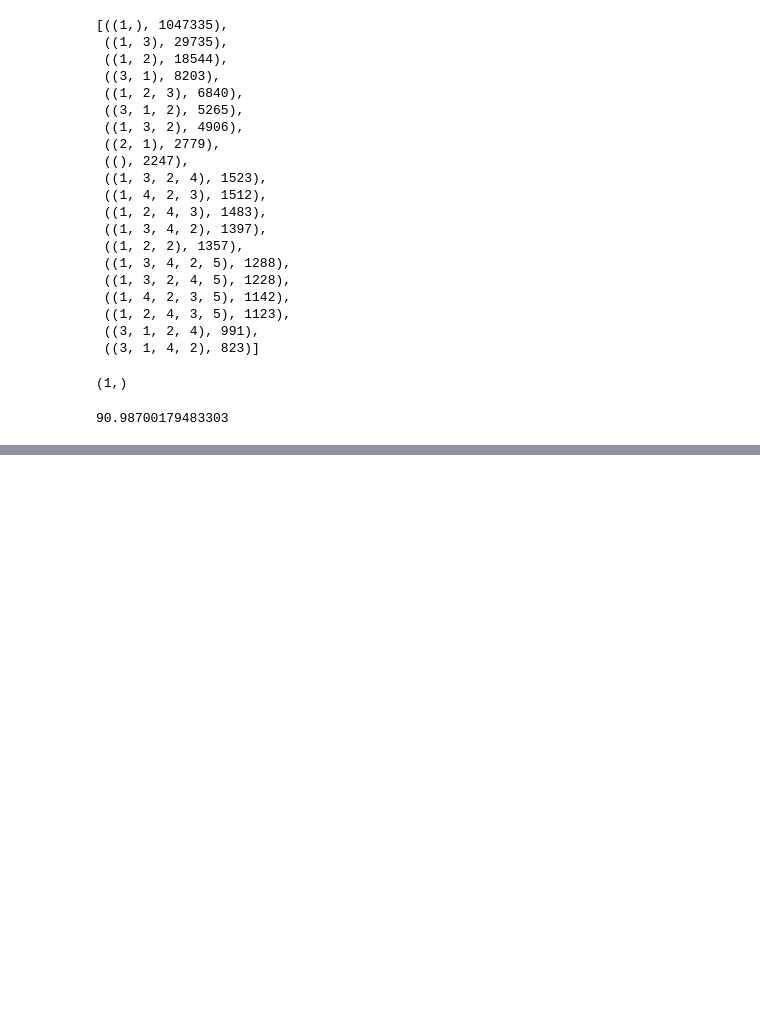
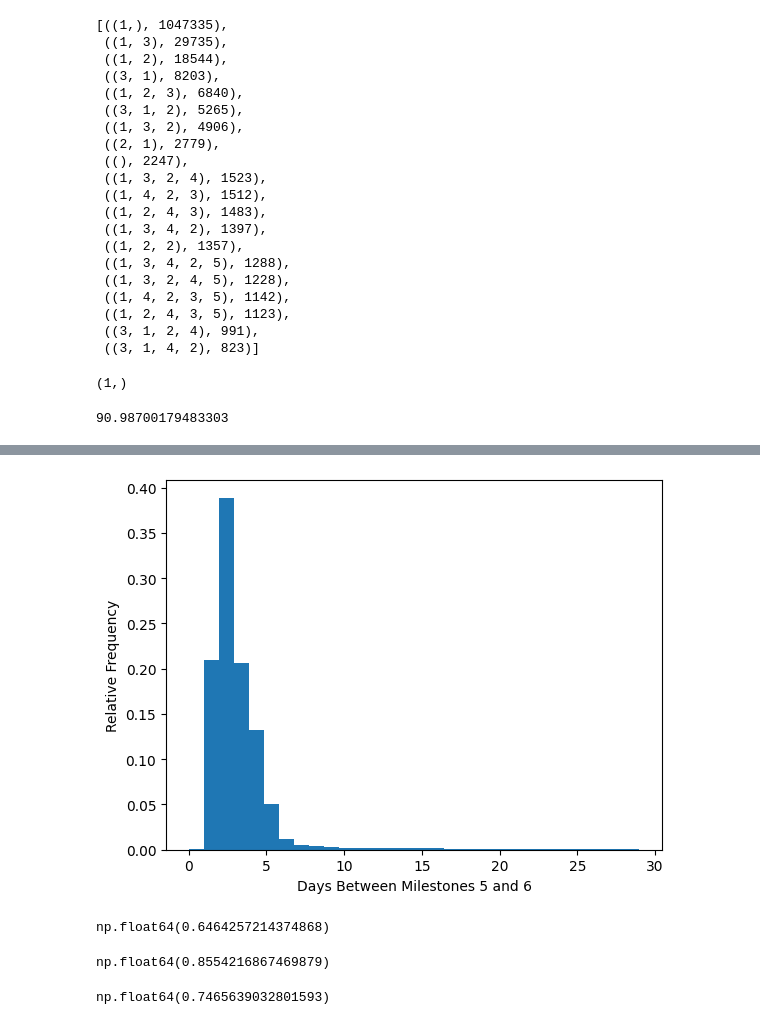
Before and after one commit to yubenjamin2022/UCLAStatsM148, a Jupyter notebook: journey_stages_eda.ipynb, the cells around one changed output, grey strips where cells are left out. Saved outputs shown, nothing was run; the diff lists cells and outputs as text; code cells hidden in the pictures; blank space fills up the shorter version.

Commit message:
More Milestone EDA

```diff
--- a/journey_stages_eda.ipynb
+++ b/journey_stages_eda.ipynb
@@ -404,0 +407,3 @@ milestone_counts_unsuccessful.most_common(n=1)[0][0]
+# %%
+includes5 = successfulJourneys[successfulJourneys['events'].apply(lambda x: 27 in x)]
+times_between_milestones_5_and_6 = np.array([((journey_timestamps[np.where(journey_events == 28)][0] - journey_timestamps[np.where(journey_events == 27)][0]) / np.timedelta64(1, 'D')).item() for journey_timestamps, journey_events in zip(includes5['timestamps'], includes5['events'])])
@@ -404,0 +434,9 @@ milestone_counts_unsuccessful.most_common(n=1)[0][0]
+# %%
+# Distribution of time between milestones 5 and 6 when the time frame is less than 1 month
+# I include this restriction because the distribution is highly skewed to the right
+plt.hist(times_between_milestones_5_and_6[times_between_milestones_5_and_6 < 30], bins=30, density=True)
+plt.xlabel('Days Between Milestones 5 and 6')
+plt.ylabel('Relative Frequency')
+plt.show()
+# %% [output]
+[figure, added]
@@ -404,0 +446,12 @@ milestone_counts_unsuccessful.most_common(n=1)[0][0]
+# %%
+relative_times_to_milestone_5[0]
+# %% [output]
+np.float64(0.6464257214374868)
+# %%
+np.median(relative_times_to_milestone_5)
+# %% [output]
+np.float64(0.8554216867469879)
+# %%
+np.mean(relative_times_to_milestone_5)
+# %% [output]
+np.float64(0.7465639032801593)
```
Also changed, not shown: parts of 22 cells of this notebook.
